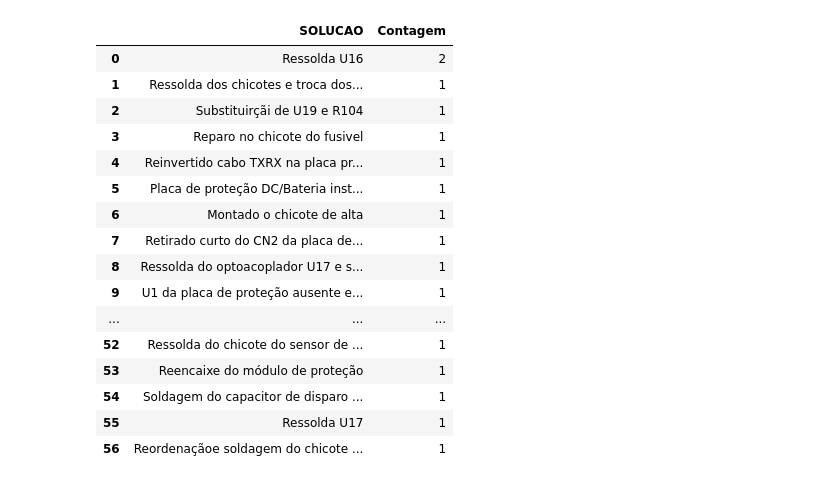
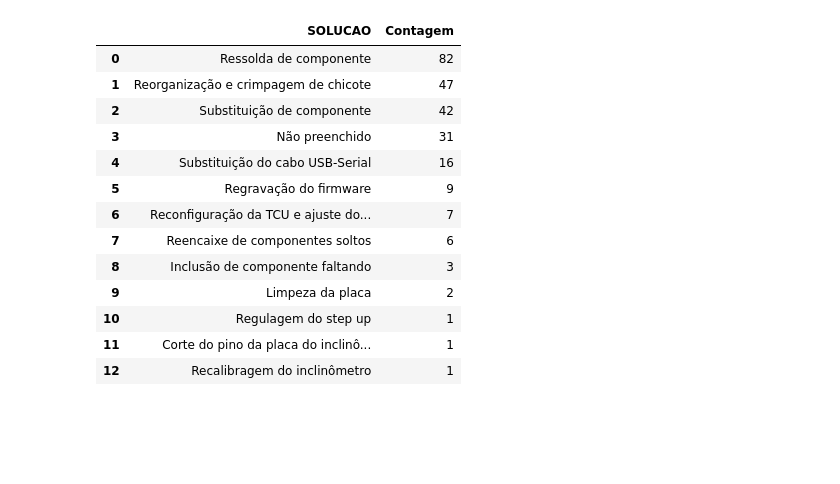
Before and after one commit to gstavoelias/streamlit, a Jupyter notebook: rft_2.ipynb, the cells around one changed output. Saved outputs shown, nothing was run; the diff lists cells and outputs as text; code cells hidden in the pictures; blank space fills up the shorter version.

```diff
--- a/rft_2.ipynb
+++ b/rft_2.ipynb
@@ -24,6 +13,8 @@ pd.set_option('display.max_colwidth', None)
 operador_id_map = {
     "João Pedro": 7,
     "Thiago": 8,
+    "Charles": 9,
+    "Valciscley": 10,
     "Lucas Villani": 11,
     "Mario": 12,
     "Fabiana": 13,
@@ -36,6 +27,9 @@ operador_id_map = {
 
 df["RESPONSÁVEL"] = df["RESPONSÁVEL"].str.strip().fillna("João Pedro")
 df["OPERADOR_ID"] = df["RESPONSÁVEL"].map(operador_id_map)
+
+df["MANUTENÇÃO"] = df["MANUTENÇÃO"].str.strip().fillna("Valciscley")
+df["TECNICO_ID"] = df["MANUTENÇÃO"].map(operador_id_map)
 # %%
 df["PROBLEMA"] = df["PROBLEMA"].astype(str).str.strip()
 
@@ -304,20 +298,26 @@ problemas_map = {
 
 df["PROBLEMA_ID"] = df["PROBLEMA"].map(substituicoes).astype("Int64")
 df.loc[df["PROBLEMA_ID"].notna(), "PROBLEMA"] = df["PROBLEMA_ID"].map(problemas_map)
-df = df[df["PROBLEMA_ID"].notna()].reset_index()
+df = df.dropna(subset=["PROBLEMA_ID", "NÚMERO DE SERIE", "PROBLEMA"]).reset_index(drop=True)
+df.loc[df["DATA"] == "27/03//25", "DATA"] = pd.to_datetime("26/02/25", dayfirst=True)
+df.loc[df["NÚMERO DE SERIE"] == "02250200108080", "NÚMERO DE SERIE"] = "0225020108080"
+df.loc[df["NÚMERO DE SERIE"] == "00225020108103", "NÚMERO DE SERIE"] = "0225020108103"
 # %%
-# from server import Server
+from server import Server
+import time
+servidor = Server("http://127.0.0.1:8087/api/v1.0/")
 
-# servidor = Server("http://127.0.0.1:8087/api/v1.0/")
+df = df.dropna(subset=["NÚMERO DE SERIE", "OPERADOR_ID", "PROBLEMA_ID", "DATA"])
+for idx, row in df.iterrows():
+    try:
+        controladora_id = row["NÚMERO DE SERIE"]
+        operador_id = row["OPERADOR_ID"]
+        erro_id = row["PROBLEMA_ID"]
+        horario = row["DATA"].strftime("%Y-%m-%d %H:%M:%S")
 
-# df = df.dropna(subset=["NÚMERO DE SERIE", "OPERADOR_ID", "PROBLEMA_ID", "DATA"])
-# for idx, row in df.iterrows():
-#     try:
-#         controladora_id = row["NÚMERO DE SERIE"]
-#         operador_id = row["OPERADOR_ID"]
-#         erro_id = row["PROBLEMA_ID"]
-#         horario = row["DATA"].strftime("%Y-%m-%d %H:%M:%S")
-#         servidor.post_rft(controladora_id=controladora_id, operador_id=operador_id, error_id=erro_id, horario=horario)
-#     except Exception as e:
-#         print(e)
-#     print(idx)
+        print(f"[{idx}] Enviando para o banco: SN={controladora_id}, erro={erro_id}, op={operador_id}, horario={horario}")
+        servidor.post_rft(controladora_id=controladora_id, operador_id=operador_id, error_id=erro_id, horario=horario)
+        time.sleep(0.5)
+
+    except Exception as e:
+        print(f"⚠️ Erro no índice {idx}: {e}")
@@ -609,27 +680,25 @@ df.loc[df["SOLUCAO_ID"].notna(), "SOLUCAO"] = df["SOLUCAO_ID"].map(solucao_map)
 # %%
-df = df[df["SOLUCAO_ID"].isna()].reset_index()
 display(
     df["SOLUCAO"]
-    .fillna("Sem Solução")
+    .fillna("Não preenchido")
     .value_counts()
     .reset_index(name="Contagem")
     .rename(columns={"index": "SOLUCAO"})
 )
+
+df["SOLUCAO_ID"].fillna(0)
 # %% [output]
 |  | SOLUCAO | Contagem |
-| 0 | Ressolda U16 | 2 |
-| 1 | Ressolda dos chicotes e troca dos... | 1 |
-| 2 | Substituirçãi de U19 e R104 | 1 |
-| 3 | Reparo no chicote do fusivel | 1 |
-| 4 | Reinvertido cabo TXRX na placa pr... | 1 |
-| 5 | Placa de proteção DC/Bateria inst... | 1 |
-| 6 | Montado o chicote de alta | 1 |
-| 7 | Retirado curto do CN2 da placa de... | 1 |
-| 8 | Ressolda do optoacoplador U17 e s... | 1 |
-| 9 | U1 da placa de proteção ausente e... | 1 |
-| ... | ... | ... |
-| 52 | Ressolda do chicote do sensor de ... | 1 |
-| 53 | Reencaixe do módulo de proteção | 1 |
-| 54 | Soldagem do capacitor de disparo ... | 1 |
-| 55 | Ressolda U17 | 1 |
-| 56 | Reordenaçãoe soldagem do chicote ... | 1 |
+| 0 | Ressolda de componente | 82 |
+| 1 | Reorganização e crimpagem de chicote | 47 |
+| 2 | Substituição de componente | 42 |
+| 3 | Não preenchido | 31 |
+| 4 | Substituição do cabo USB-Serial | 16 |
+| 5 | Regravação do firmware | 9 |
+| 6 | Reconfiguração da TCU e ajuste do... | 7 |
+| 7 | Reencaixe de componentes soltos | 6 |
+| 8 | Inclusão de componente faltando | 3 |
+| 9 | Limpeza da placa | 2 |
+| 10 | Regulagem do step up | 1 |
+| 11 | Corte do pino da placa do inclinô... | 1 |
+| 12 | Recalibragem do inclinômetro | 1 |
```
Also changed, not shown: parts of 10 cells of this notebook, 3 other files.
